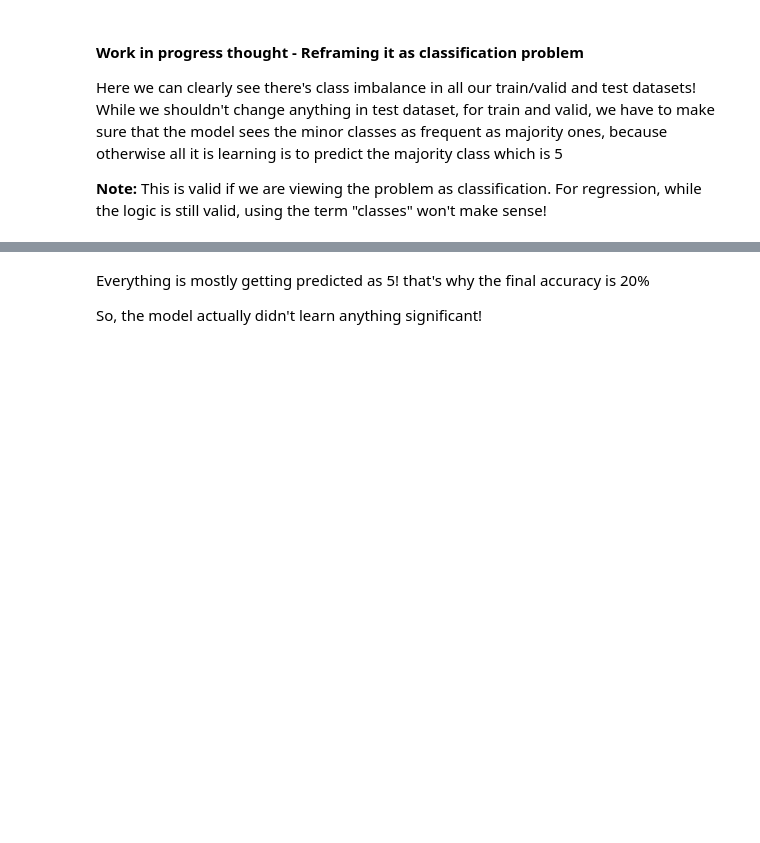
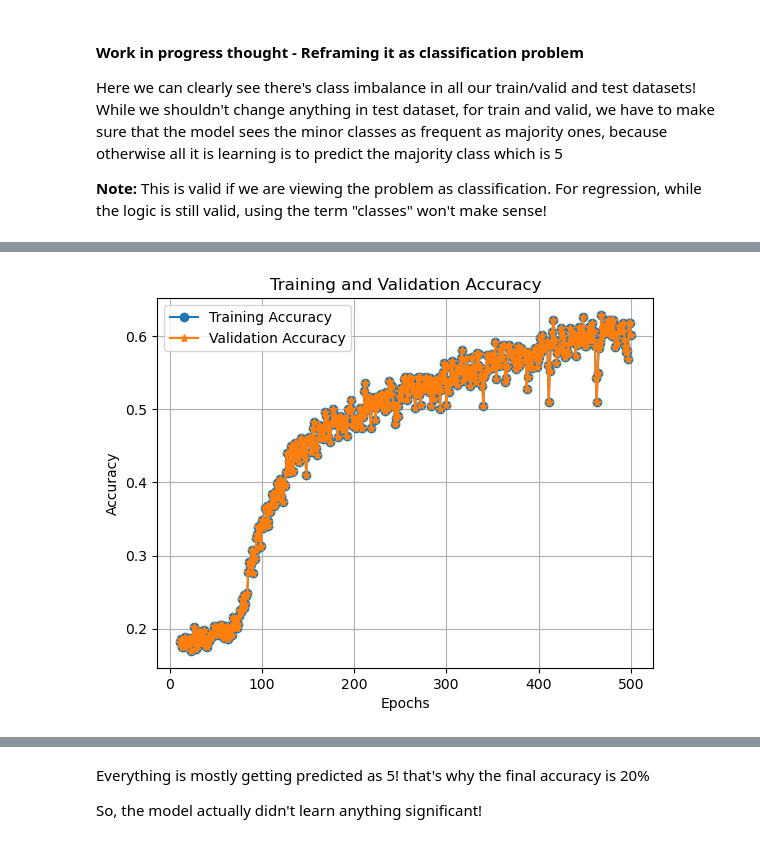
Before and after one commit to NamburiSrinath/AutonomizeAI_Assessment, a Jupyter notebook: CpG_Detector.ipynb, the cells around one changed output, grey strips where cells are left out. Drawn from its saved outputs; the diff is of its cells as text; code cells hidden in the pictures; blank space fills up the shorter version.

```diff
--- a/CpG_Detector.ipynb
+++ b/CpG_Detector.ipynb
@@ -186,11 +186,13 @@ class CpGPredictor(torch.nn.Module):
         super(CpGPredictor, self).__init__()
         # TODO complete model, you are free to add whatever layers you need here
         # We do need a lstm and a classifier layer here but you are free to implement them in your way
-        self.lstm = nn.LSTM(LSTM_INPUT_SIZE, LSTM_HIDDEN, LSTM_LAYER, batch_first=True)
+        self.lstm = nn.LSTM(LSTM_INPUT_SIZE, LSTM_HIDDEN, LSTM_LAYER, batch_first=True,
+                            dropout=0.2, bidirectional=True)
 
         self.dropout = nn.Dropout(0.2)
         # Have a hidden layer to map non-linearities!
-        self.hidden1 = nn.Linear(LSTM_HIDDEN, LSTM_HIDDEN//2)
+        # NOTE: If it's BiLSTM -> Need to have *2 !!
+        self.hidden1 = nn.Linear(LSTM_HIDDEN*2, LSTM_HIDDEN//2)
 
         self.relu = nn.ReLU()
 
@@ -256,4 +258,20 @@ optimizer = optim.Adam(model.parameters(), lr=learning_rate, weight_decay=weight
 # logits = model(train_x_pt[0:2])
 # print(logits.shape)
 # print(logits)
+# %%
+def compute_metrics(res_gt, res_pred):
+    # NOTE: We can have additional metrics such as MAE etc;
+    # Rounding might not be needed, depends on usecase!
+    res_pred_rounded = [float(round(res)) for res in res_pred]
+
+    accuracy = accuracy_score(res_gt, res_pred_rounded)
+
+    # NOTE: Precision and recall won't make sense for regression problem!
+    # Don't use them for any analysis unless we convert it to classification problem!
+
+    # precision = precision_score(res_gt, res_pred_rounded, average='macro', zero_division=0)
+    # recall = recall_score(res_gt, res_pred_rounded, average='macro', zero_division=0)
+
+    # return accuracy, precision, recall
+    return accuracy
 # %%
@@ -374,3 +415,8 @@ plot_loss(t_loss_list, v_loss_list)
+# %%
+# Training and validation accuracy, to verify the model is learning something
+plot_loss(train_acc_list, valid_acc_list, "Training Accuracy", "Validation Accuracy")
+# %% [output]
+[figure, added]
 # %%
 best_model = CpGPredictor()
 best_model.load_state_dict(best_model_state_dict)
```
Also changed, not shown: parts of 11 cells of this notebook.
